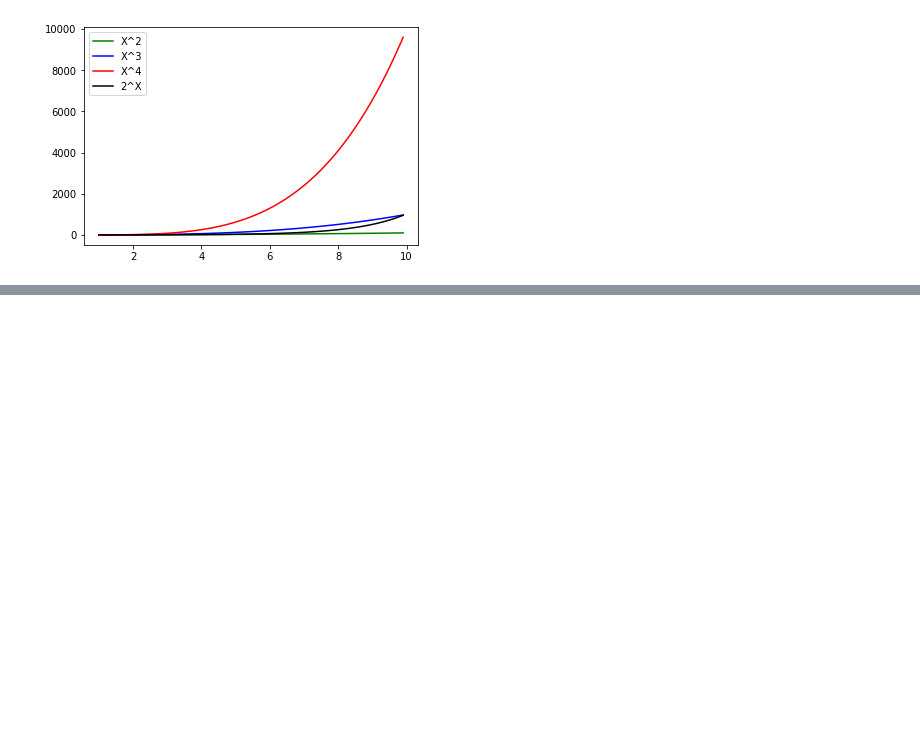
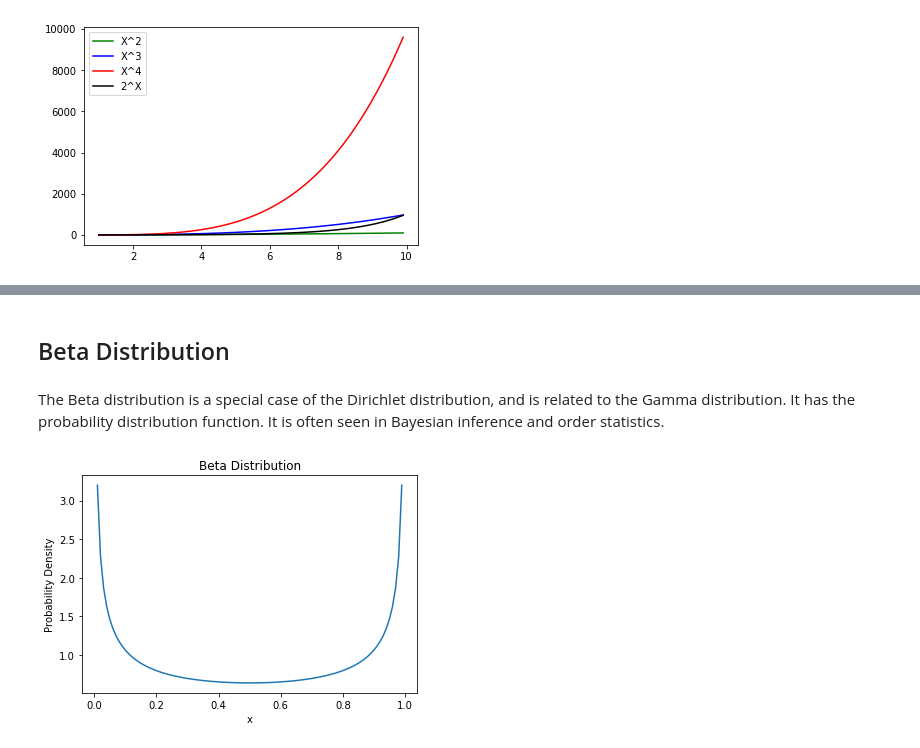
Before and after one commit to Michael-Kidd/4th-Year---Emerging-Technology, a Jupyter notebook: numpy-random.ipynb, the cells around one changed output, grey strips where cells are left out. Drawn from its saved outputs; the diff is of its cells as text; code cells hidden in the pictures; blank space fills up the shorter version.

```diff
--- a/numpy-random.ipynb
+++ b/numpy-random.ipynb
@@ -87,0 +118,24 @@ plt.show()
+# %% [markdown]
+
+## Beta Distribution
+# %% [markdown]
+The Beta distribution is a special case of the Dirichlet distribution, and is related to the Gamma distribution. It has the probability distribution function. It is often seen in Bayesian inference and order statistics.
+# %%
+from scipy.stats import beta
+
+a = 0.5
+b = 0.5
+
+x = np.arange(0.01, 1, 0.01)
+y = beta.pdf(x, a, b)
+
+plt.plot(x, y)
+
+plt.title('Beta Distribution')
+
+plt.xlabel('x')
+plt.ylabel('Probability Density')
+
+plt.show()
+# %% [output]
+[figure, added]
```
Also changed, not shown: parts of 9 cells of this notebook.
